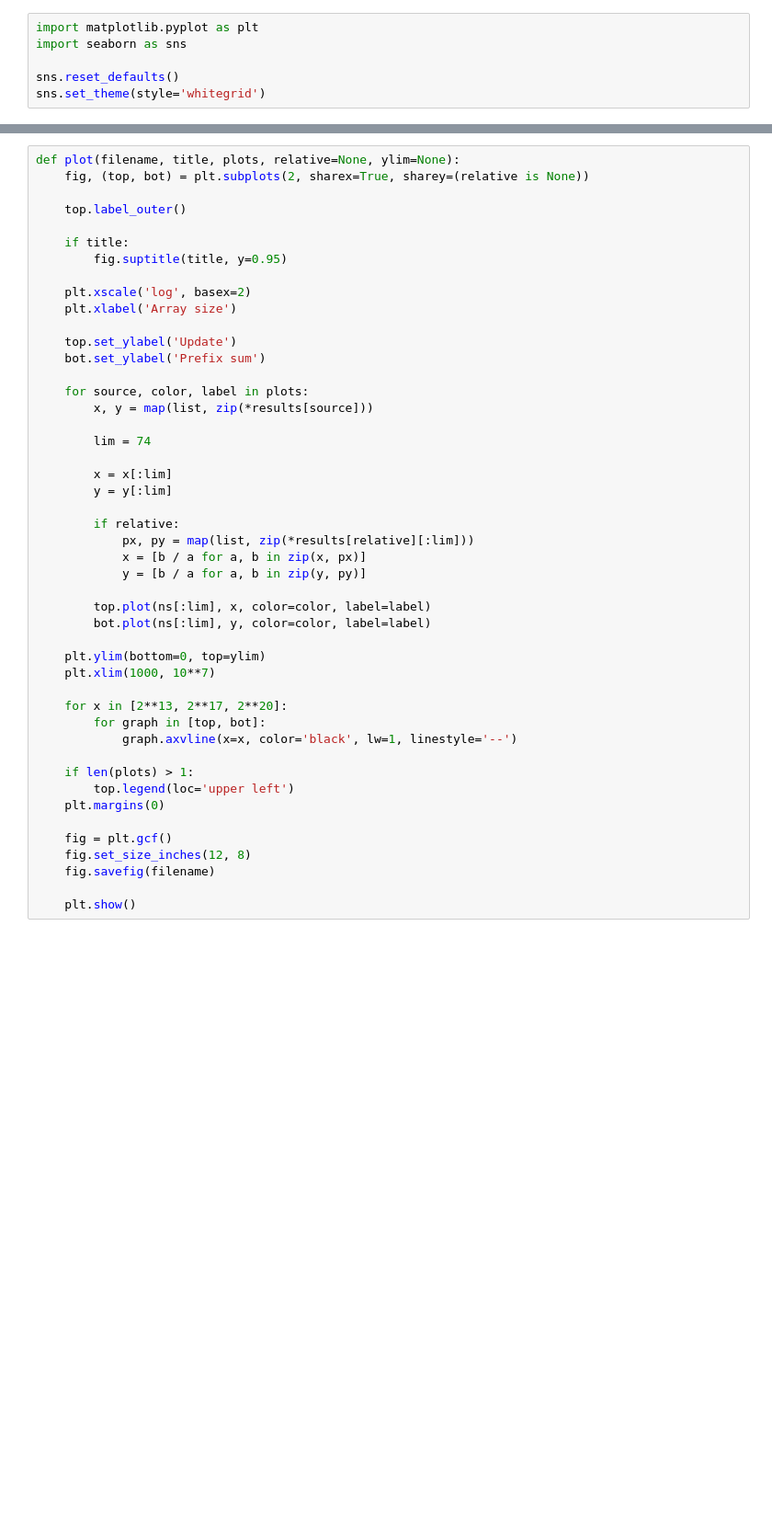
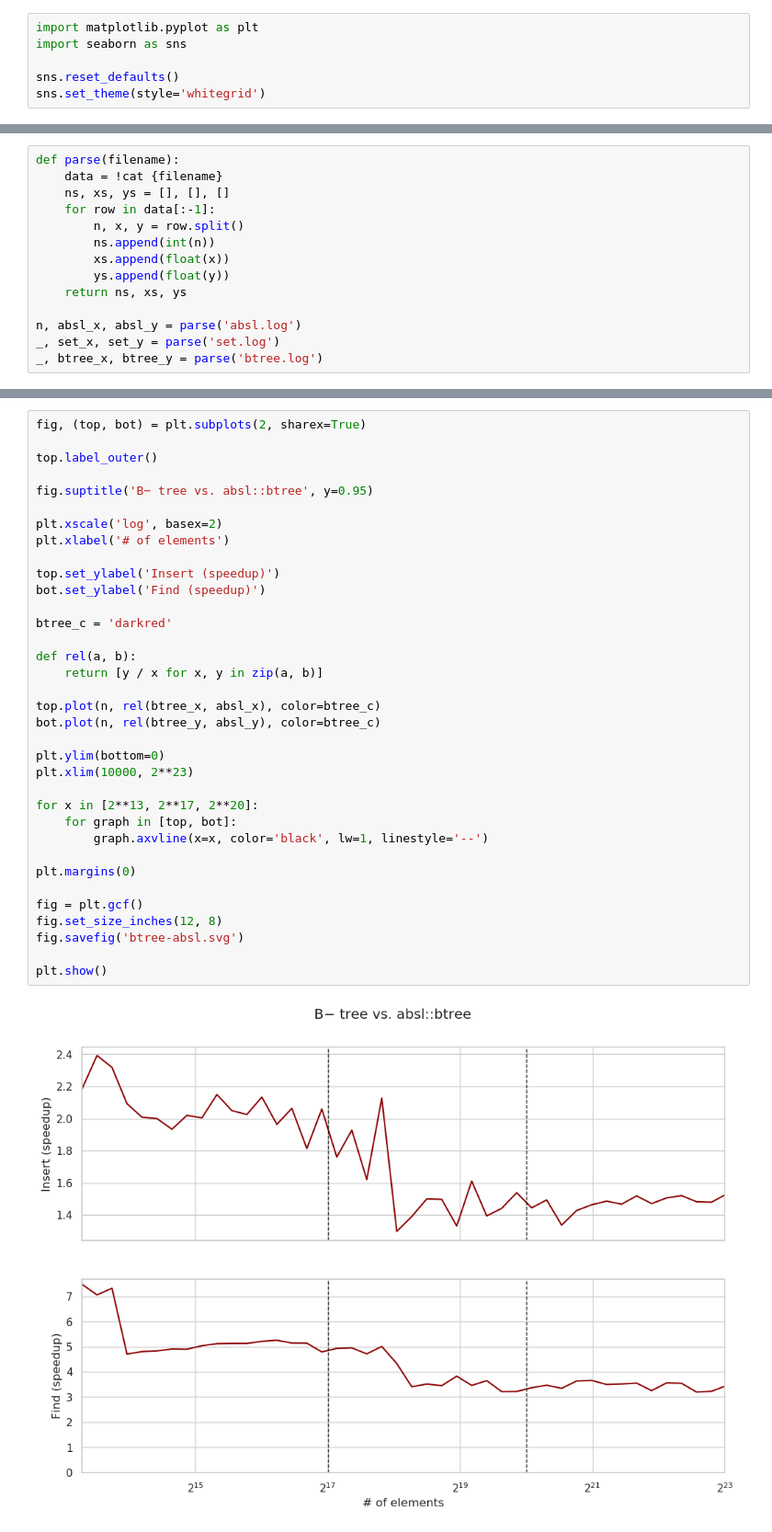
Before and after one commit to sslotin/amh-code, a Jupyter notebook: b-tree/plot.ipynb, the cells around one changed output, grey strips where cells are left out. Shown at 92% size. Cells and saved outputs as stored; diff of their text form; blank space fills up the shorter version.

Commit message:
b-tree plots

```diff
--- a/b-tree/plot.ipynb
+++ b/b-tree/plot.ipynb
@@ -87,0 +10,14 @@ with open('results.pkl', 'wb') as file:
+# %%
+def parse(filename):
+    data = !cat {filename}
+    ns, xs, ys = [], [], []
+    for row in data[:-1]:
+        n, x, y = row.split()
+        ns.append(int(n))
+        xs.append(float(x))
+        ys.append(float(y))
+    return ns, xs, ys
+
+n, absl_x, absl_y = parse('absl.log')
+_, set_x, set_y = parse('set.log')
+_, btree_x, btree_y = parse('btree.log')
@@ -88,47 +90,37 @@ with open('results.pkl', 'wb') as file:
 # %%
-def plot(filename, title, plots, relative=None, ylim=None):
-    fig, (top, bot) = plt.subplots(2, sharex=True, sharey=(relative is None))
+fig, (top, bot) = plt.subplots(2, sharex=True)
 
-    top.label_outer()
+top.label_outer()
 
-    if title:
-        fig.suptitle(title, y=0.95)
+fig.suptitle('B− tree vs. absl::btree', y=0.95)
 
-    plt.xscale('log', basex=2)
-    plt.xlabel('Array size')
+plt.xscale('log', basex=2)
+plt.xlabel('# of elements')
 
-    top.set_ylabel('Update')
-    bot.set_ylabel('Prefix sum')
+top.set_ylabel('Insert (speedup)')
+bot.set_ylabel('Find (speedup)')
 
-    for source, color, label in plots:
-        x, y = map(list, zip(*results[source]))
+btree_c = 'darkred'
 
-        lim = 74
+def rel(a, b):
+    return [y / x for x, y in zip(a, b)]
 
-        x = x[:lim]
-        y = y[:lim]
+top.plot(n, rel(btree_x, absl_x), color=btree_c)
+bot.plot(n, rel(btree_y, absl_y), color=btree_c)
 
-        if relative:
-            px, py = map(list, zip(*results[relative][:lim]))
-            x = [b / a for a, b in zip(x, px)]
-            y = [b / a for a, b in zip(y, py)]
+plt.ylim(bottom=0)
+plt.xlim(10000, 2**23)
 
-        top.plot(ns[:lim], x, color=color, label=label)
-        bot.plot(ns[:lim], y, color=color, label=label)
+for x in [2**13, 2**17, 2**20]:
+    for graph in [top, bot]:
+        graph.axvline(x=x, color='black', lw=1, linestyle='--')
 
-    plt.ylim(bottom=0, top=ylim)
-    plt.xlim(1000, 10**7)
+plt.margins(0)
 
-    for x in [2**13, 2**17, 2**20]:
-        for graph in [top, bot]:
-            graph.axvline(x=x, color='black', lw=1, linestyle='--')
+fig = plt.gcf()
+fig.set_size_inches(12, 8)
+fig.savefig('btree-absl.svg')
 
-    if len(plots) > 1:
-        top.legend(loc='upper left')
-    plt.margins(0)
-
-    fig = plt.gcf()
-    fig.set_size_inches(12, 8)
-    fig.savefig(filename)
-
-    plt.show()
+plt.show()
+# %% [output]
+[figure, added]
```
Also changed, not shown: parts of 20 cells of this notebook, 4 other files.
